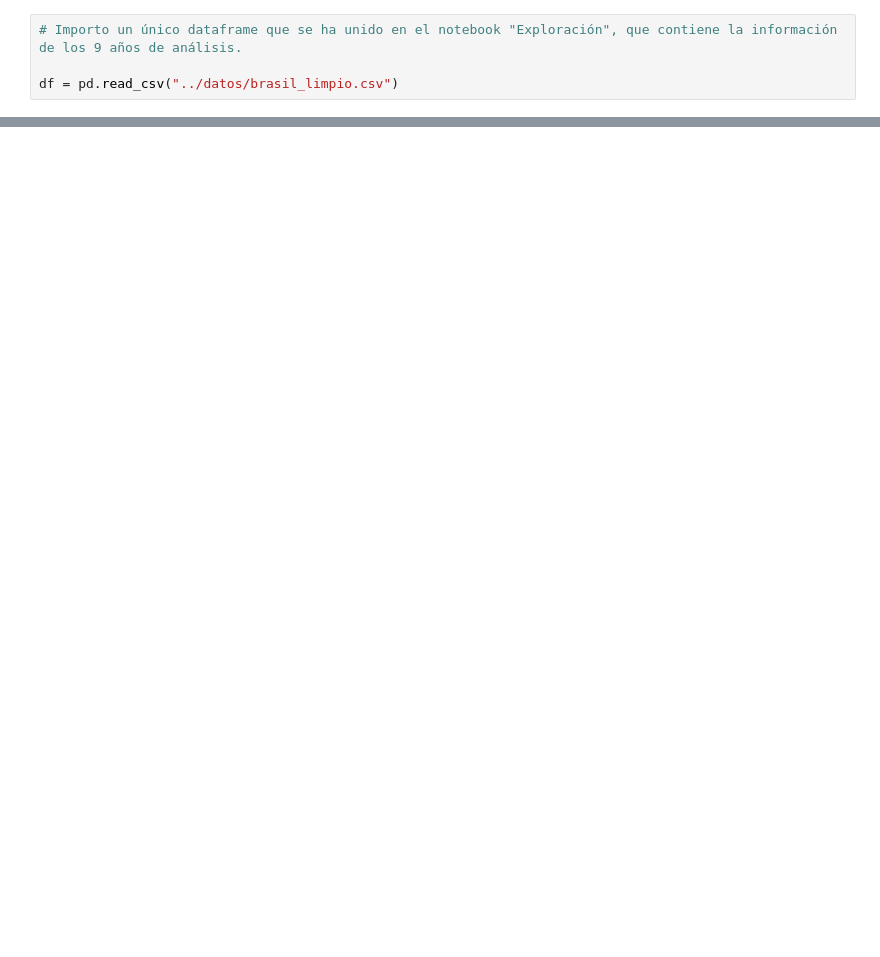
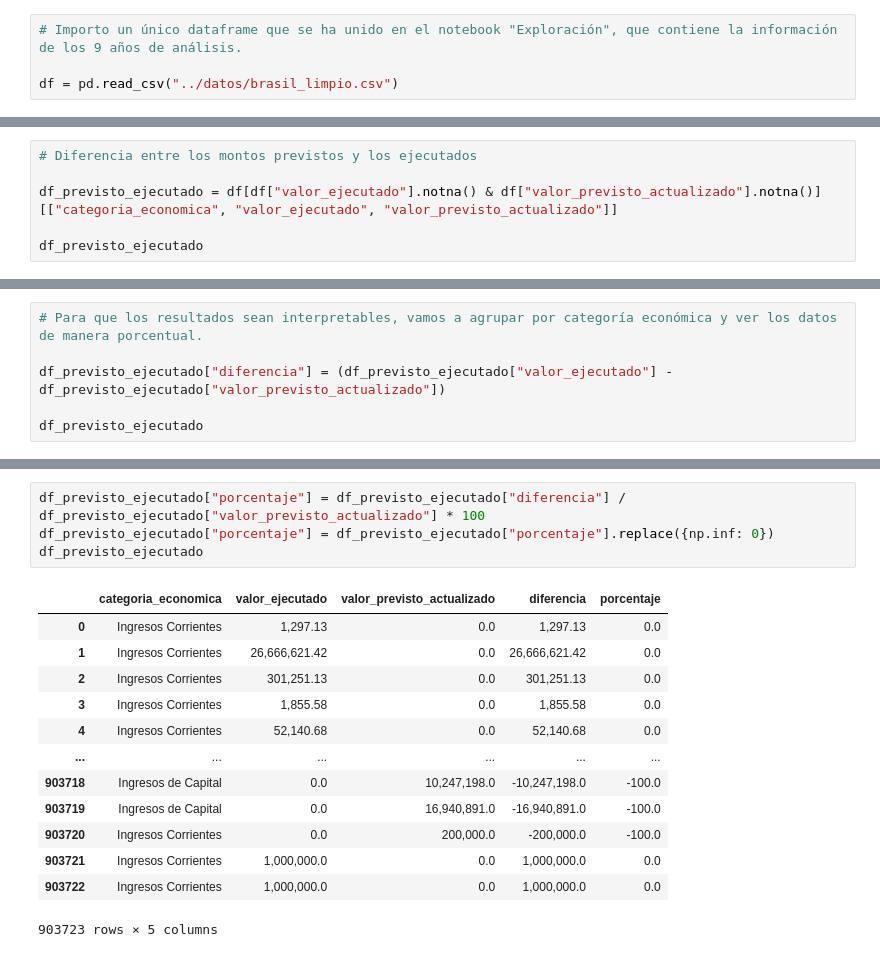
Before and after one commit to davfranco1/Proyecto2-EDA-Ingresos-Publicos-Brasil, a Jupyter notebook: notebooks/3_Análisis-Visualización.ipynb, the cells around one changed output, grey strips where cells are left out. Saved outputs shown, nothing was run; the diff lists cells and outputs as text; blank space fills up the shorter version.

```diff
--- a/notebooks/3_Análisis-Visualización.ipynb
+++ b/notebooks/3_Análisis-Visualización.ipynb
@@ -78,0 +199,6 @@ sl.conversion_fecha(df, "fecha_registro")
+# %%
+# Diferencia entre los montos previstos y los ejecutados
+
+df_previsto_ejecutado = df[df["valor_ejecutado"].notna() & df["valor_previsto_actualizado"].notna()][["categoria_economica", "valor_ejecutado", "valor_previsto_actualizado"]]
+
+df_previsto_ejecutado
@@ -78,0 +219,6 @@ sl.conversion_fecha(df, "fecha_registro")
+# %%
+# Para que los resultados sean interpretables, vamos a agrupar por categoría económica y ver los datos de manera porcentual.
+
+df_previsto_ejecutado["diferencia"] = (df_previsto_ejecutado["valor_ejecutado"] - df_previsto_ejecutado["valor_previsto_actualizado"])
+
+df_previsto_ejecutado
@@ -78,0 +239,18 @@ sl.conversion_fecha(df, "fecha_registro")
+# %%
+df_previsto_ejecutado["porcentaje"] = df_previsto_ejecutado["diferencia"] / df_previsto_ejecutado["valor_previsto_actualizado"] * 100
+df_previsto_ejecutado["porcentaje"] = df_previsto_ejecutado["porcentaje"].replace({np.inf: 0})
+df_previsto_ejecutado
+# %% [output]
+|  | categoria_economica | valor_ejecutado | valor_previsto_actualizado | diferencia | porcentaje |
+| 0 | Ingresos Corrientes | 1,297.13 | 0.0 | 1,297.13 | 0.0 |
+| 1 | Ingresos Corrientes | 26,666,621.42 | 0.0 | 26,666,621.42 | 0.0 |
+| 2 | Ingresos Corrientes | 301,251.13 | 0.0 | 301,251.13 | 0.0 |
+| 3 | Ingresos Corrientes | 1,855.58 | 0.0 | 1,855.58 | 0.0 |
+| 4 | Ingresos Corrientes | 52,140.68 | 0.0 | 52,140.68 | 0.0 |
+| ... | ... | ... | ... | ... | ... |
+| 903718 | Ingresos de Capital | 0.0 | 10,247,198.0 | -10,247,198.0 | -100.0 |
+| 903719 | Ingresos de Capital | 0.0 | 16,940,891.0 | -16,940,891.0 | -100.0 |
+| 903720 | Ingresos Corrientes | 0.0 | 200,000.0 | -200,000.0 | -100.0 |
+| 903721 | Ingresos Corrientes | 1,000,000.0 | 0.0 | 1,000,000.0 | 0.0 |
+| 903722 | Ingresos Corrientes | 1,000,000.0 | 0.0 | 1,000,000.0 | 0.0 |
+903723 rows × 5 columns
```
Also changed, not shown: parts of 28 cells of this notebook.
